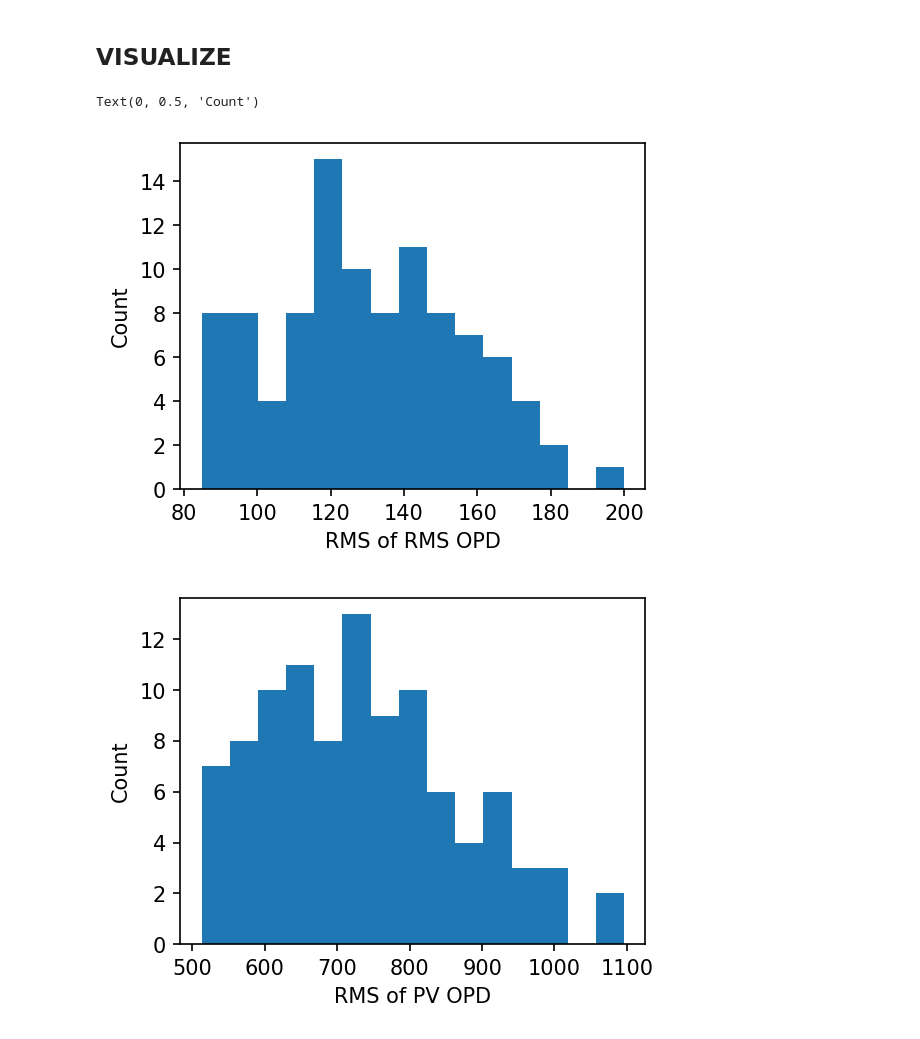
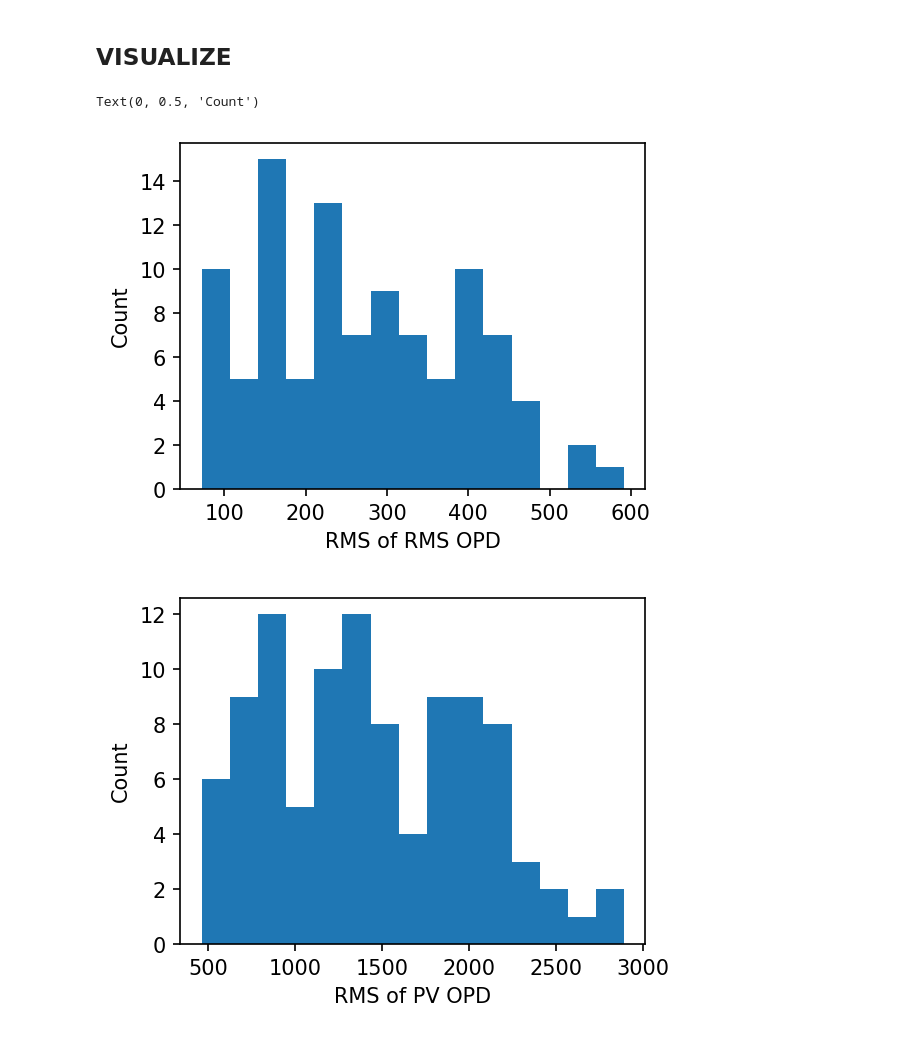
Before and after one commit to zhangderby/ffpr, a Jupyter notebook: generate_misalignment_cases.ipynb, the cells around one changed output. Saved outputs shown, nothing was run; the diff lists cells and outputs as text; code cells hidden in the pictures.

```diff
--- a/generate_misalignment_cases.ipynb
+++ b/generate_misalignment_cases.ipynb
@@ -233,10 +233,10 @@ Saved data to:  /home/derbyk/src/ffpr/data/misalignments_cases_100_dec_20um_tilt
 # %% [markdown]
 ## VISUALIZE
 # %%
-misalignments = utils.load_pickle('/home/derbyk/src/ffpr/data/misalignments_cases_100_dec_20um_tilt_2as.pkl')
+misalignments = utils.load_pickle('/home/derbyk/src/ffpr/data/misalignments_cases_100_dec_50um_tilt_5as.pkl')
 # %%
-rms_of_rms = []
-rms_of_pv = []
+median_rms = []
+median_pv = []
 
 for m in misalignments:
 
@@ -254,19 +254,19 @@ for m in misalignments:
         rms_per_field.append(np.sqrt(np.mean(opd[pupil] ** 2)))
         pv_per_field.append(np.max(opd[pupil]) - np.min(opd[pupil]))
 
-    rms_of_rms.append(np.sqrt(np.mean(np.array(rms_per_field) ** 2)))
-    rms_of_pv.append(np.sqrt(np.mean(np.array(pv_per_field) ** 2)))
+    median_rms.append(float(np.median(np.array(rms_per_field))))
+    median_pv.append(float(np.median(np.array(pv_per_field))))
 # %%
 plt.figure(figsize=(4, 3), dpi=150)
-plt.hist(x=np.array(rms_of_rms).get(), bins=15)
+plt.hist(x=np.array(median_rms).get(), bins=15)
 plt.xlabel('RMS of RMS OPD')
 plt.ylabel('Count')
 
 plt.figure(figsize=(4, 3), dpi=150)
-plt.hist(x=np.array(rms_of_pv).get(), bins=15)
+plt.hist(x=np.array(median_pv).get(), bins=15)
 plt.xlabel('RMS of PV OPD')
 plt.ylabel('Count')
 # %% [output]
 Text(0, 0.5, 'Count')
-[figure, old version]
+[figure, new version]
-[figure, old version]
+[figure, new version]
```
Also changed, not shown: parts of 2 cells of this notebook, 3 other files.
